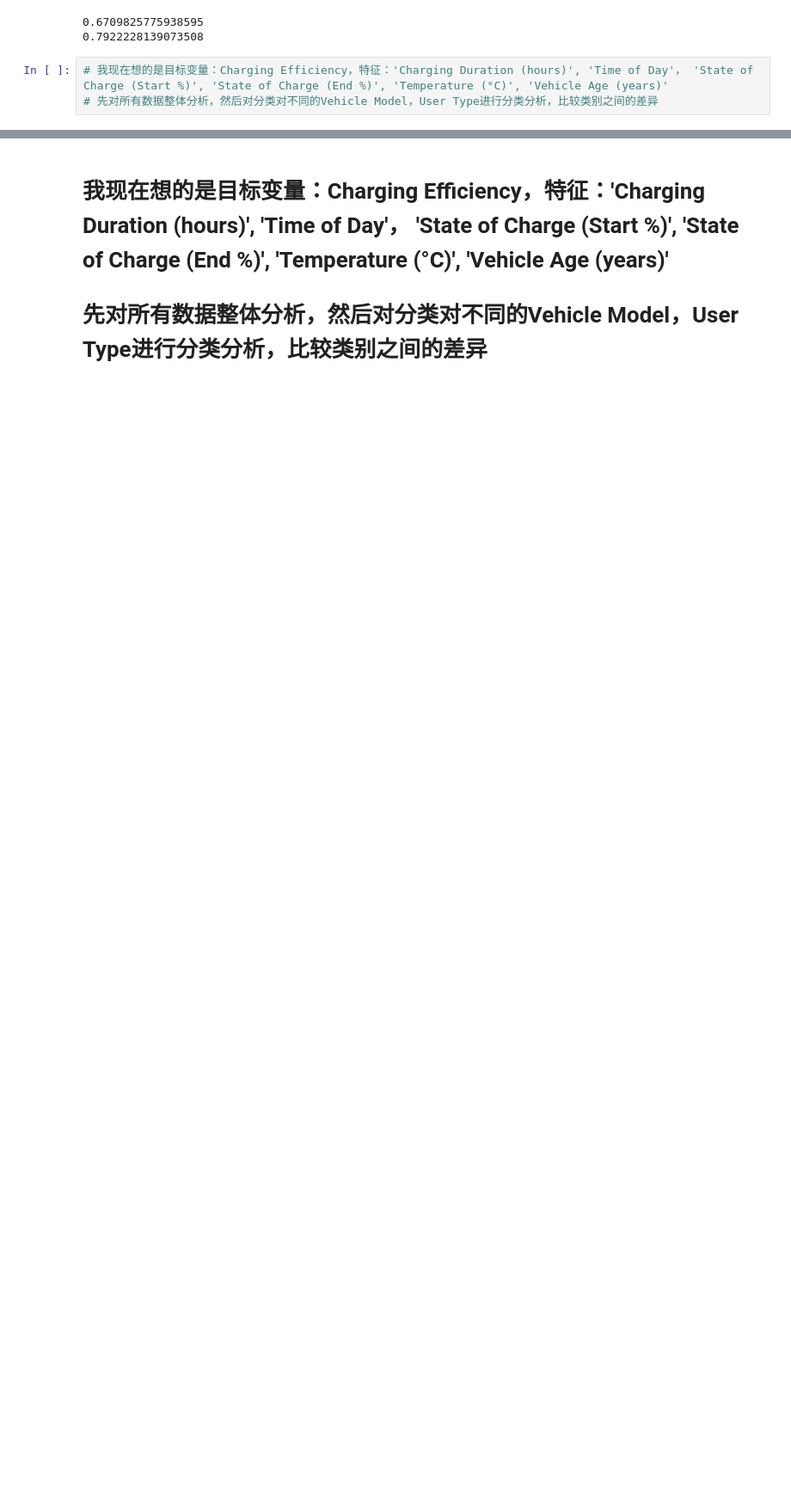
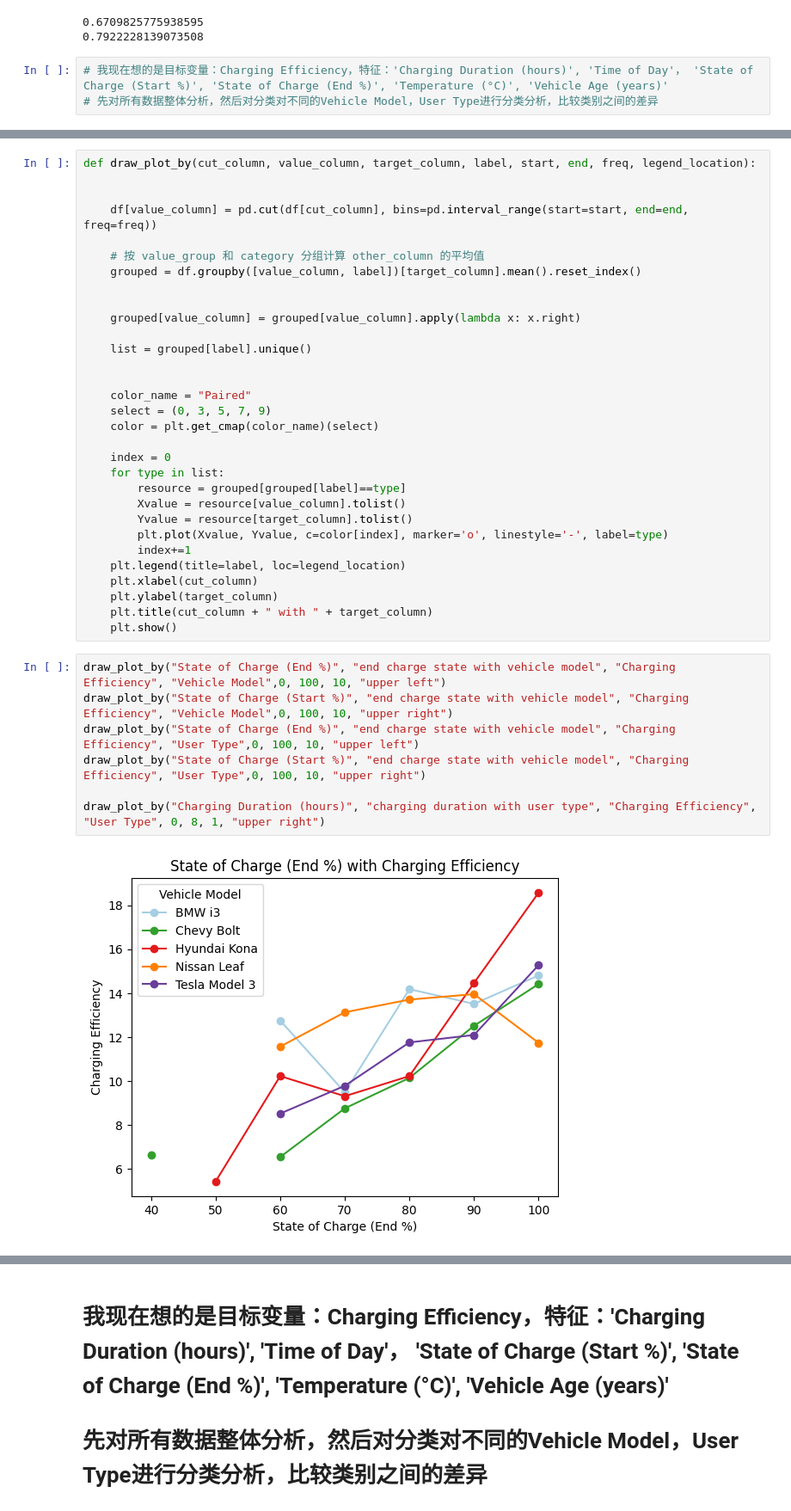
Before and after one commit to BerlingKang/517, a Jupyter notebook: Final Project Report_copy.ipynb, the cells around one changed output, grey strips where cells are left out. Shown at 86% size. Cells and saved outputs as stored; diff of their text form; blank space fills up the shorter version.

```diff
--- a/Final Project Report_copy.ipynb
+++ b/Final Project Report_copy.ipynb
@@ -198,0 +299,40 @@ df
+# %%
+def draw_plot_by(cut_column, value_column, target_column, label, start, end, freq, legend_location):
+
+
+    df[value_column] = pd.cut(df[cut_column], bins=pd.interval_range(start=start, end=end, freq=freq))
+
+    # 按 value_group 和 category 分组计算 other_column 的平均值
+    grouped = df.groupby([value_column, label])[target_column].mean().reset_index()
+
+
+    grouped[value_column] = grouped[value_column].apply(lambda x: x.right)
+
+    list = grouped[label].unique()
+
+
+    color_name = "Paired"
+    select = (0, 3, 5, 7, 9)
+    color = plt.get_cmap(color_name)(select)
+
+    index = 0
+    for type in list:
+        resource = grouped[grouped[label]==type]
+        Xvalue = resource[value_column].tolist()
+        Yvalue = resource[target_column].tolist()
+        plt.plot(Xvalue, Yvalue, c=color[index], marker='o', linestyle='-', label=type)
+        index+=1
+    plt.legend(title=label, loc=legend_location)
+    plt.xlabel(cut_column)
+    plt.ylabel(target_column)
+    plt.title(cut_column + " with " + target_column)
+    plt.show()
+# %%
+draw_plot_by("State of Charge (End %)", "end charge state with vehicle model", "Charging Efficiency", "Vehicle Model",0, 100, 10, "upper left")
+draw_plot_by("State of Charge (Start %)", "end charge state with vehicle model", "Charging Efficiency", "Vehicle Model",0, 100, 10, "upper right")
+draw_plot_by("State of Charge (End %)", "end charge state with vehicle model", "Charging Efficiency", "User Type",0, 100, 10, "upper left")
+draw_plot_by("State of Charge (Start %)", "end charge state with vehicle model", "Charging Efficiency", "User Type",0, 100, 10, "upper right")
+
+draw_plot_by("Charging Duration (hours)", "charging duration with user type", "Charging Efficiency", "User Type", 0, 8, 1, "upper right")
+# %% [output]
+[figure, added]
```
Also changed, not shown: parts of 26 cells of this notebook.
